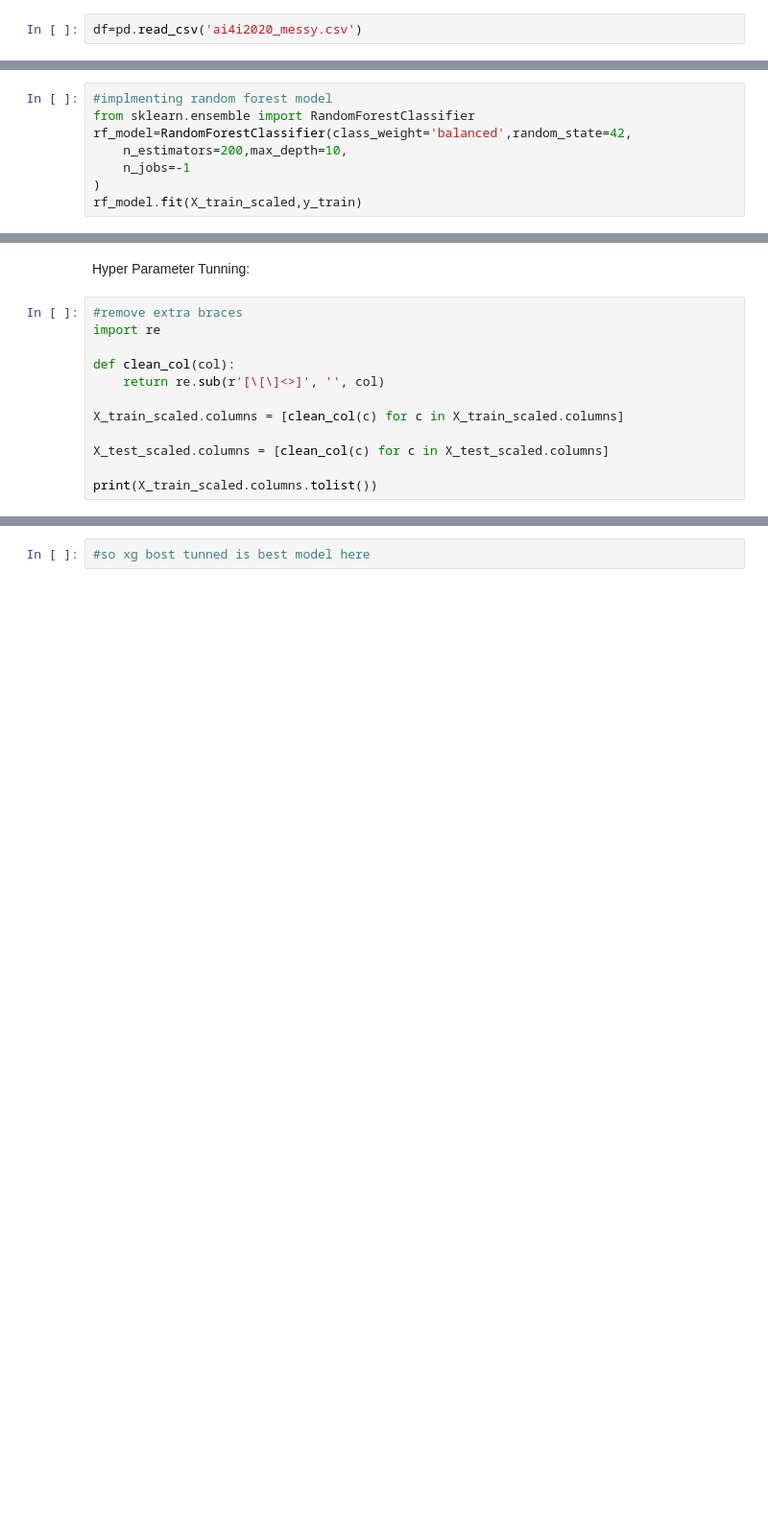
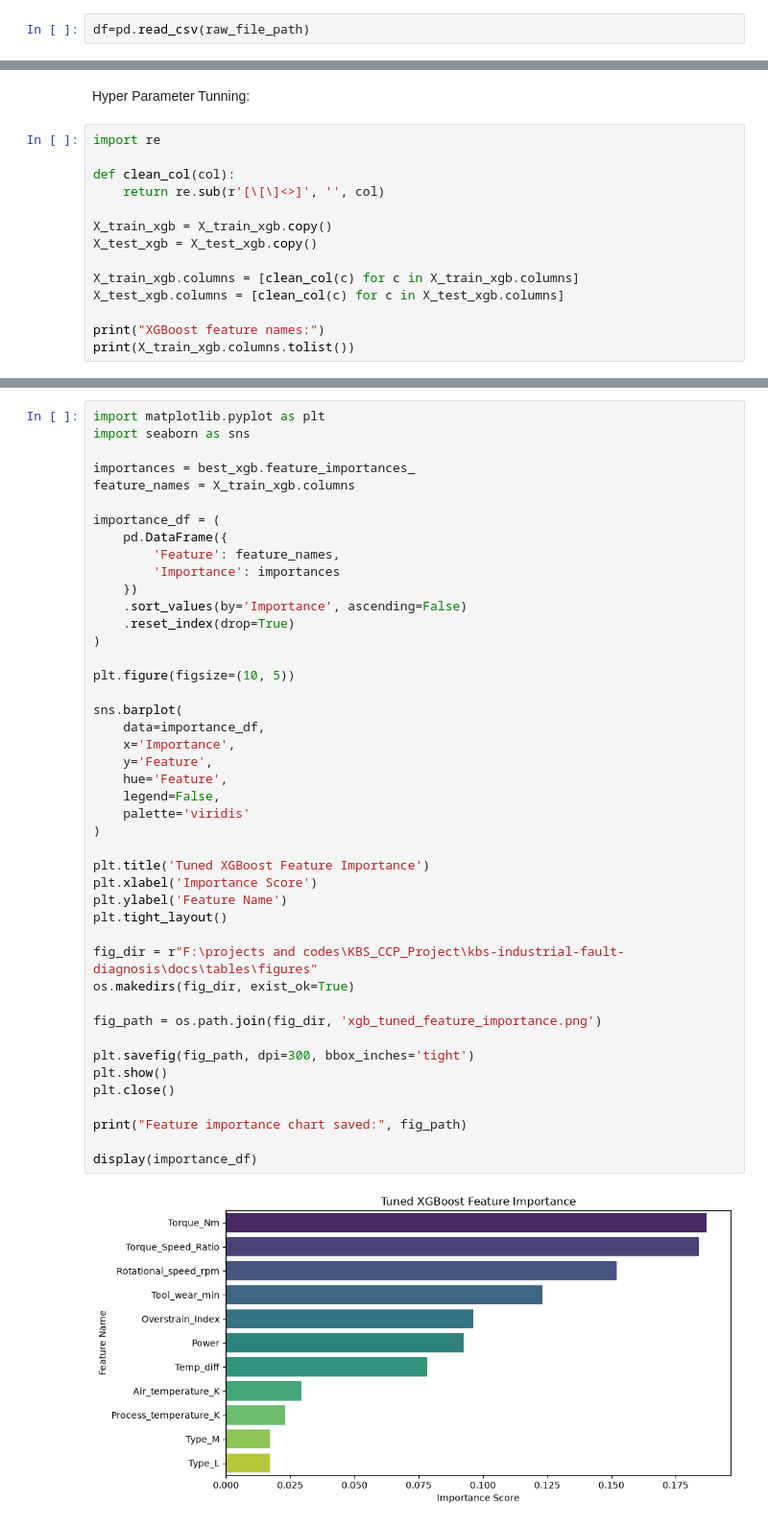
Before and after one commit to muzammilahmed321/KBS_CCP_Project, a Jupyter notebook: kbs-industrial-fault-diagnosis/notebooks/kbs_project_data_pipline.ipynb, the cells around one changed output, grey strips where cells are left out. Shown at 96% size. Drawn from its saved outputs; the diff is of its cells as text; blank space fills up the shorter version.

Commit message:
updated data pipline

```diff
--- a/kbs-industrial-fault-diagnosis/notebooks/kbs_project_data_pipline.ipynb
+++ b/kbs-industrial-fault-diagnosis/notebooks/kbs_project_data_pipline.ipynb
@@ -24,5 +60,5 @@ Data Preprocessing
 # %%
-df=pd.read_csv('ai4i2020_messy.csv')
+df=pd.read_csv(raw_file_path)
 # %%
 df.head()
 # %% [output]
@@ -569,8 +508,0 @@ LogisticRegression(class_weight='balanced', max_iter=1000, random_state=42)
-# %%
-#implmenting random forest model
-from sklearn.ensemble import RandomForestClassifier
-rf_model=RandomForestClassifier(class_weight='balanced',random_state=42,
-    n_estimators=200,max_depth=10,
-    n_jobs=-1
-)
-rf_model.fit(X_train_scaled,y_train)
@@ -779,15 +1128,17 @@ F:\projects and codes\KBS_CCP_Project\kbs-industrial-fault-diagnosis\models\xgb_
 # %% [markdown]
 Hyper Parameter Tunning:
 # %%
-#remove extra braces
 import re
 
 def clean_col(col):
     return re.sub(r'[\[\]<>]', '', col)
 
-X_train_scaled.columns = [clean_col(c) for c in X_train_scaled.columns]
+X_train_xgb = X_train_xgb.copy()
+X_test_xgb = X_test_xgb.copy()
 
-X_test_scaled.columns = [clean_col(c) for c in X_test_scaled.columns]
+X_train_xgb.columns = [clean_col(c) for c in X_train_xgb.columns]
+X_test_xgb.columns = [clean_col(c) for c in X_test_xgb.columns]
 
-print(X_train_scaled.columns.tolist())
+print("XGBoost feature names:")
+print(X_train_xgb.columns.tolist())
 # %% [output]
@@ -918,2 +1313,46 @@ F:\projects and codes\KBS_CCP_Project\kbs-industrial-fault-diagnosis\docs\table\
 # %%
-#so xg bost tunned is best model here
+import matplotlib.pyplot as plt
+import seaborn as sns
+
+importances = best_xgb.feature_importances_
+feature_names = X_train_xgb.columns
+
+importance_df = (
+    pd.DataFrame({
+        'Feature': feature_names,
+        'Importance': importances
+    })
+    .sort_values(by='Importance', ascending=False)
+    .reset_index(drop=True)
+)
+
+plt.figure(figsize=(10, 5))
+
+sns.barplot(
+    data=importance_df,
+    x='Importance',
+    y='Feature',
+    hue='Feature',
+    legend=False,
+    palette='viridis'
+)
+
+plt.title('Tuned XGBoost Feature Importance')
+plt.xlabel('Importance Score')
+plt.ylabel('Feature Name')
+plt.tight_layout()
+
+fig_dir = r"F:\projects and codes\KBS_CCP_Project\kbs-industrial-fault-diagnosis\docs\tables\figures"
+os.makedirs(fig_dir, exist_ok=True)
+
+fig_path = os.path.join(fig_dir, 'xgb_tuned_feature_importance.png')
+
+plt.savefig(fig_path, dpi=300, bbox_inches='tight')
+plt.show()
+plt.close()
+
+print("Feature importance chart saved:", fig_path)
+
+display(importance_df)
+# %% [output]
+[figure, added]
```
Also changed, not shown: parts of 69 cells of this notebook, 30 other files.
